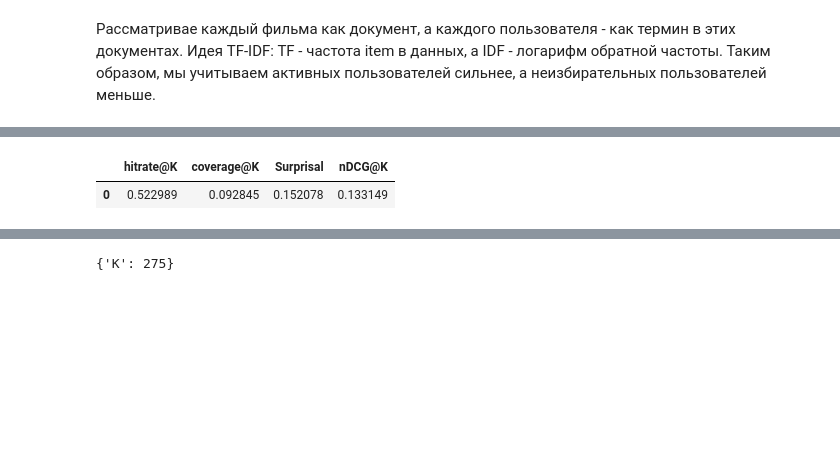
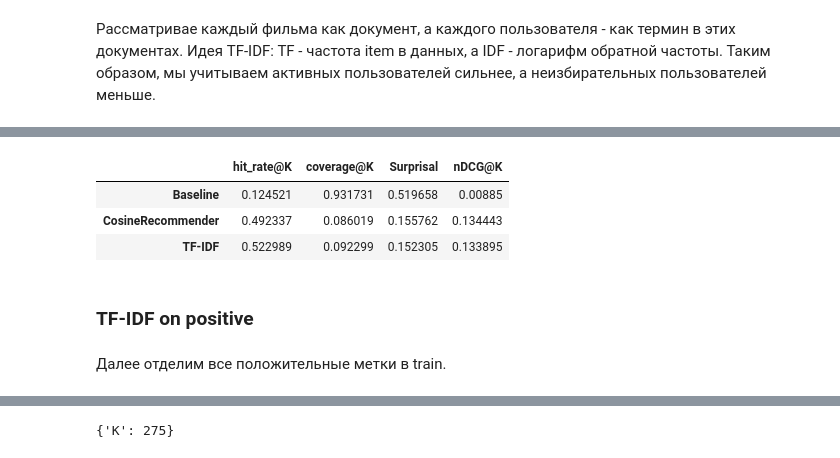
Before and after one commit to DlMarsh/RecSys-Homework, a Jupyter notebook: homeworks/hw_01/rs_hw01.ipynb, the cells around one changed output, grey strips where cells are left out. Cells and saved outputs as stored; diff of their text form; code cells hidden in the pictures; blank space fills up the shorter version.

```diff
--- a/homeworks/hw_01/rs_hw01.ipynb
+++ b/homeworks/hw_01/rs_hw01.ipynb
@@ -640,10 +670,21 @@ metrics_res = measure(recommendations, val, train, 20, 'CosineRecommender')
 for i, key in enumerate(metrics.keys()):
     metrics[key].append(np.array(metrics_res)[0][i])
-# %%
-pd.DataFrame(metrics)
-# %% [output]
-|  | hitrate@K | coverage@K | Surprisal | nDCG@K |
-| 0 | 0.522989 | 0.092845 | 0.152078 | 0.133149 |
+# %%
+IFIDF_metrics = {'hit_rate@K' : metrics['hit_rate@K'][0],
+               'coverage@K' : metrics['coverage@K'][0],
+               'Surprisal' : metrics['Surprisal'][0],
+               'nDCG@K' : metrics['nDCG@K'][0]}
+rec_data.loc["TF-IDF"] = IFIDF_metrics
+rec_data
+# %% [output]
+|  | hit_rate@K | coverage@K | Surprisal | nDCG@K |
+| Baseline | 0.124521 | 0.931731 | 0.519658 | 0.00885 |
+| CosineRecommender | 0.492337 | 0.086019 | 0.155762 | 0.134443 |
+| TF-IDF | 0.522989 | 0.092299 | 0.152305 | 0.133895 |
+# %% [markdown]
+### TF-IDF on positive
+# %% [markdown]
+Далее отделим все положительные метки в train.
 # %%
 train_tfidf = reviews[reviews["timestamp"] < pd.to_datetime("20001122")]
 val_tfidf = reviews[(reviews["timestamp"] >= pd.to_datetime("20001122")) & (reviews["timestamp"] < pd.to_datetime("20001201"))]
```
Also changed, not shown: parts of 38 cells of this notebook.
